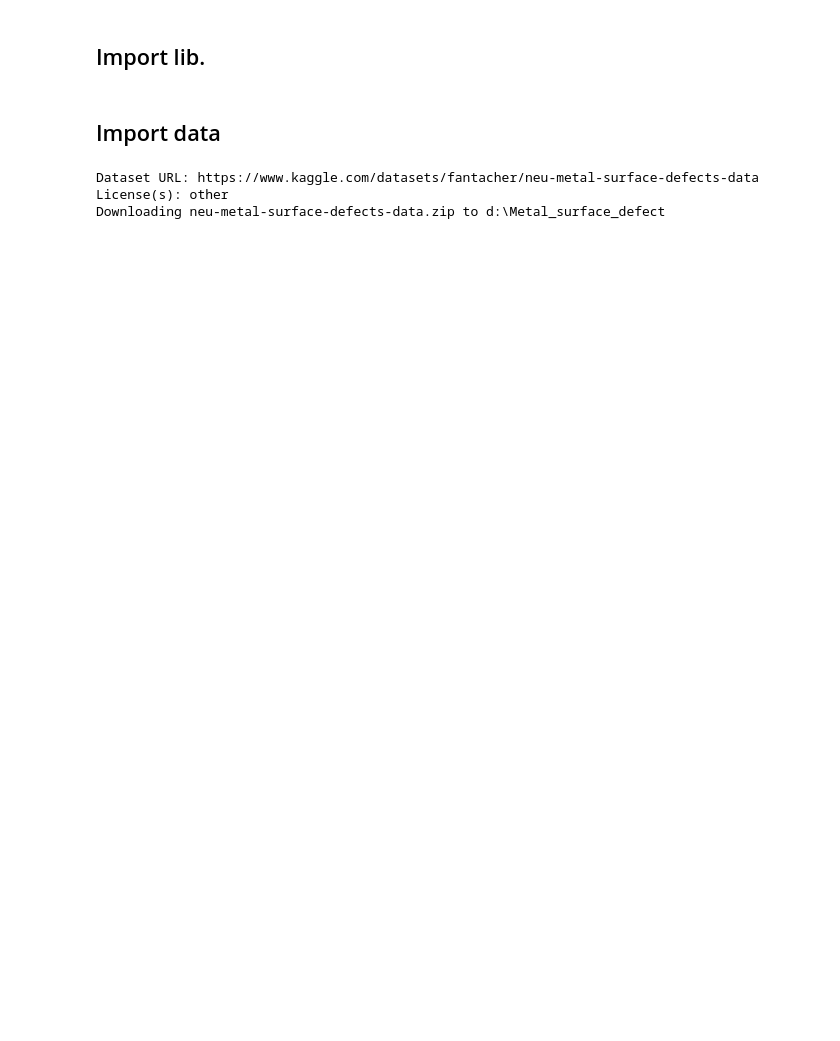
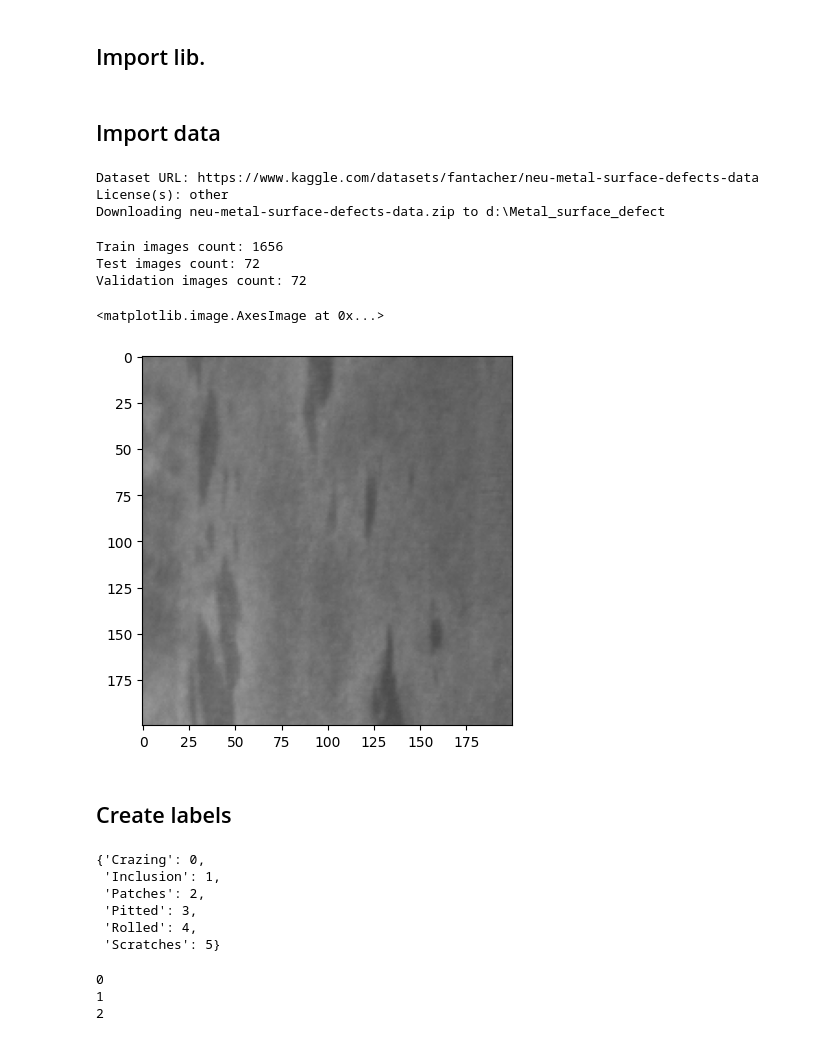
Before and after one commit to Nantakxrn007/Metal_surface_defect, a Jupyter notebook: main.ipynb, the cells around one changed output. Drawn from its saved outputs; the diff is of its cells as text; code cells hidden in the pictures; blank space fills up the shorter version.

```diff
--- a/main.ipynb
+++ b/main.ipynb
@@ -29,3 +29,45 @@ Downloading neu-metal-surface-defects-data.zip to d:\Metal_surface_defect
 # %%
 with zipfile.ZipFile("neu-metal-surface-defects-data.zip", "r") as zip_ref:
     zip_ref.extractall("neu_defects")
+# %%
+base_path = r"D:\Metal_surface_defect\neu_defects\NEU Metal Surface Defects Data"
+splits = ["train", "test", "valid"]
+classes = ["Crazing", "Inclusion", "Patches", "Pitted", "Rolled", "Scratches"]
+# %%
+def get_all_images(base_path, split, classes):
+    images = []
+    for cls in classes:
+        folder = os.path.join(base_path, split, cls)
+        images += [os.path.join(folder, img) for img in os.listdir(folder)]
+    return images
+
+train_images = get_all_images(base_path, "train", classes)
+test_images = get_all_images(base_path, "test", classes)
+val_images = get_all_images(base_path, "valid", classes)
+
+print(f"Train images count: {len(train_images)}")
+print(f"Test images count: {len(test_images)}")
+print(f"Validation images count: {len(val_images)}")
+# %% [output]
+Train images count: 1656
+Test images count: 72
+Validation images count: 72
+# %%
+img = cv2.imread(train_images[276]) #0 - 275 change type
+plt.imshow(img)
+# %% [output]
+<matplotlib.image.AxesImage at 0x...>
+[figure, added]
+# %% [markdown]
+## Create labels
+# %%
+classes = ["Crazing", "Inclusion", "Patches", "Pitted", "Rolled", "Scratches"]
+class_to_idx = {cls: idx for idx, cls in enumerate(classes)}
+class_to_idx
+# %% [output]
+{'Crazing': 0,
+ 'Inclusion': 1,
+ 'Patches': 2,
+ 'Pitted': 3,
+ 'Rolled': 4,
+ 'Scratches': 5}
@@ -31,0 +84,8 @@ with zipfile.ZipFile("neu-metal-surface-defects-data.zip", "r") as zip_ref:
+# %%
+print(train_labels[0])
+print(train_labels[276])
+print(train_labels[552])
+# %% [output]
+0
+1
+2
```
Also changed, not shown: parts of 4 cells of this notebook.
